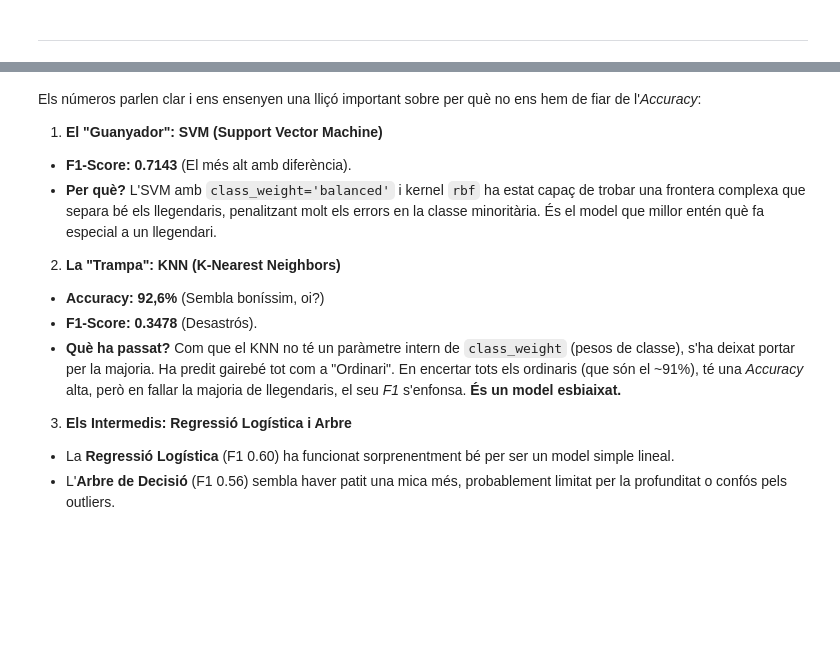
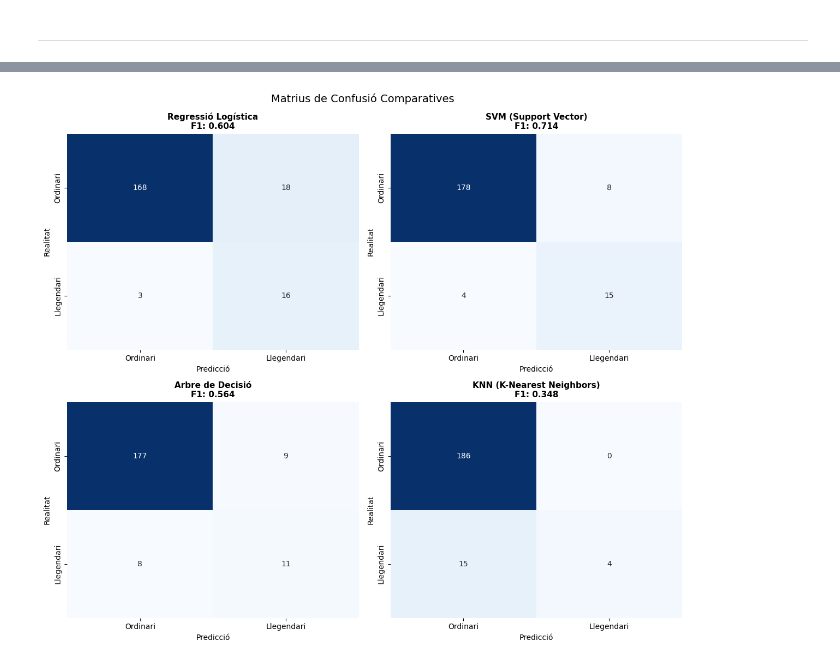
Before and after one commit to Gpascual11/MD005_SBC, a Jupyter notebook: 2. Clasificacion/MD005_S2_GerardPascual.ipynb, the cells around one changed output, grey strips where cells are left out. Saved outputs shown, nothing was run; the diff lists cells and outputs as text; code cells hidden in the pictures; blank space fills up the shorter version.

Commit message:
v2.0 classification done

```diff
--- a/2. Clasificacion/MD005_S2_GerardPascual.ipynb
+++ b/2. Clasificacion/MD005_S2_GerardPascual.ipynb
@@ -689,51 +723,55 @@ Donat el fort desequilibri de classes detectat (9% Llegendaris), en la implement
 # %%
-from sklearn.model_selection import train_test_split
-from sklearn.linear_model import LogisticRegression
-from sklearn.svm import SVC
-from sklearn.tree import DecisionTreeClassifier
-from sklearn.neighbors import KNeighborsClassifier
-from sklearn.metrics import accuracy_score, classification_report, f1_score
-
-# --- 1. SPLIT ÚNIC I ESTRATIFICAT ---
-# stratify=y és OBLIGATORI pel teu desbalanceig
 X_train, X_test, y_train, y_test = train_test_split(
     X_final, y,
-    test_size=0.2,    # 20% per test és estàndard
-    stratify=y,       # Manté la proporció 91/9 en train i test
-    random_state=42   # Perquè els resultats siguin reproduïbles
+    test_size=0.2,
+    stratify=y,
+    random_state=42
 )
 
 print(f"Grandària Train: {X_train.shape[0]} files")
 print(f"Grandària Test: {X_test.shape[0]} files")
 
-
-# --- 2. DEFINICIÓ DELS 4 MODELS ---
-# Posem els models en un diccionari per poder iterar fàcilment
-# Apliquem class_weight='balanced' a qui ho suporta
 models = {
     "Regressió Logística": LogisticRegression(class_weight='balanced', random_state=42, max_iter=1000),
     "SVM (Support Vector)": SVC(class_weight='balanced', kernel='rbf', probability=True, random_state=42),
     "Arbre de Decisió": DecisionTreeClassifier(class_weight='balanced', random_state=42, max_depth=5),
-    "KNN (K-Nearest Neighbors)": KNeighborsClassifier(n_neighbors=5) # KNN no té class_weight, és l'excepció
+    "KNN (K-Nearest Neighbors)": KNeighborsClassifier(n_neighbors=5)
 }
 
-# --- 3. ENTRENAMENT I AVALUACIÓ MASSIVA ---
-print("\n--- RESULTATS PRELIMINARS ---")
+fig, axes = plt.subplots(2, 2, figsize=(12, 10))
+axes = axes.flatten()
 
-for nom, model in models.items():
-    # A. Entrenar
+print("\n" + "="*50)
+print(" RESULTATS DE L'ENTRENAMENT I AVALUACIÓ")
+print("="*50)
+
+for i, (nom, model) in enumerate(models.items()):
     model.fit(X_train, y_train)
-
-    # B. Predir
     y_pred = model.predict(X_test)
 
-    # C. Avaluar (Mirem F1-Score perquè l'Accuracy enganya en dades desbalancejades)
-    f1 = f1_score(y_test, y_pred)
     acc = accuracy_score(y_test, y_pred)
+    f1_global = f1_score(y_test, y_pred)
+    report = classification_report(y_test, y_pred, output_dict=True)
+    recall = report['1']['recall']
+    precision = report['1']['precision']
 
-    print(f"\nModel: {nom}")
-    print(f"  -> Accuracy: {acc:.4f}")
-    print(f"  -> F1-Score (Clau per desbalanceig): {f1:.4f}")
+    print(f"\n* Model: {nom}")
+    print(f"   Accuracy: {acc:.4f}")
+    print(f"   F1-Score: {f1_global:.4f}")
+    print(f"   Recall: {recall:.2%} | Precision: {precision:.2%}")
+
+    cm = confusion_matrix(y_test, y_pred)
+    sns.heatmap(cm, annot=True, fmt='d', cmap='Blues', cbar=False, ax=axes[i],
+                xticklabels=['Ordinari', 'Llegendari'],
+                yticklabels=['Ordinari', 'Llegendari'])
+
+    axes[i].set_title(f"{nom}\nF1: {f1_global:.3f}", fontweight='bold', fontsize=11)
+    axes[i].set_xlabel('Predicció')
+    axes[i].set_ylabel('Realitat')
+
+plt.tight_layout()
+plt.suptitle('Matrius de Confusió Comparatives', fontsize=14, y=1.02)
+plt.show()
 # %% [output]
 Grandària Train: 820 files
 Grandària Test: 205 files
@@ -758,18 +793 @@ Model: KNN (K-Nearest Neighbors)
+[figure, added]
-# %% [markdown]
-
-Els números parlen clar i ens ensenyen una lliçó important sobre per què no ens hem de fiar de l'*Accuracy*:
-
-1. **El "Guanyador": SVM (Support Vector Machine)**
-* **F1-Score: 0.7143** (El més alt amb diferència).
-* **Per què?** L'SVM amb `class_weight='balanced'` i kernel `rbf` ha estat capaç de trobar una frontera complexa que separa bé els llegendaris, penalitzant molt els errors en la classe minoritària. És el model que millor entén què fa especial a un llegendari.
-
-
-2. **La "Trampa": KNN (K-Nearest Neighbors)**
-* **Accuracy: 92,6%** (Sembla boníssim, oi?)
-* **F1-Score: 0.3478** (Desastrós).
-* **Què ha passat?** Com que el KNN no té un paràmetre intern de `class_weight` (pesos de classe), s'ha deixat portar per la majoria. Ha predit gairebé tot com a "Ordinari". En encertar tots els ordinaris (que són el ~91%), té una *Accuracy* alta, però en fallar la majoria de llegendaris, el seu *F1* s'enfonsa. **És un model esbiaixat.**
-
-
-3. **Els Intermedis: Regressió Logística i Arbre**
-* La **Regressió Logística** (F1 0.60) ha funcionat sorprenentment bé per ser un model simple lineal.
-* L'**Arbre de Decisió** (F1 0.56) sembla haver patit una mica més, probablement limitat per la profunditat o confós pels outliers.
```
Also changed, not shown: parts of 54 cells of this notebook.
